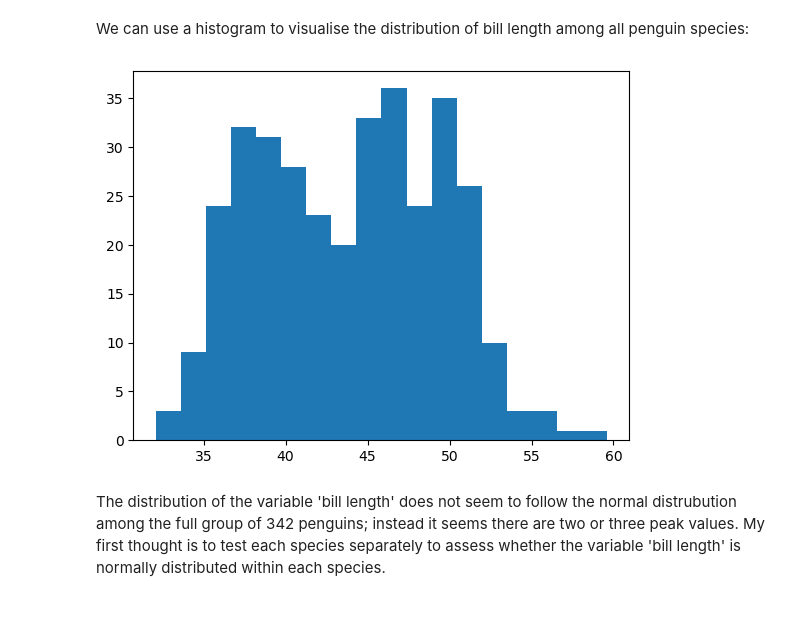
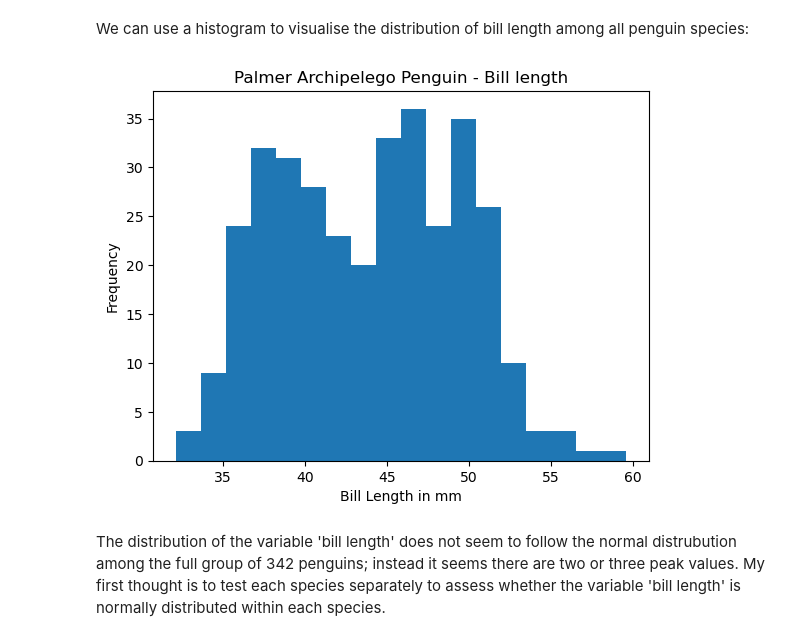
Before and after one commit to jmce22/fund_data, a Jupyter notebook: tasks.ipynb, the cells around one changed output. Drawn from its saved outputs; the diff is of its cells as text; code cells hidden in the pictures; blank space fills up the shorter version.

```diff
--- a/tasks.ipynb
+++ b/tasks.ipynb
@@ -293,9 +293,12 @@ Name: bill_length, dtype: float64
 We can use a histogram to visualise the distribution of bill length among all penguin species:
 # %%
 plt.hist(x = df['bill_length'], bins = 18)
+plt.xlabel('Bill Length in mm')
+plt.ylabel('Frequency')
+plt.title("Palmer Archipelego Penguin - Bill length")
 plt.show()
 # %% [output]
-[figure, old version]
+[figure, new version]
 # %%
 
 # From lecture 3.07: To plot a standardised normal distribution over my histogram, I will create the below function and call it in a
```
Also changed, not shown: parts of 17 cells of this notebook, 1 other file.
